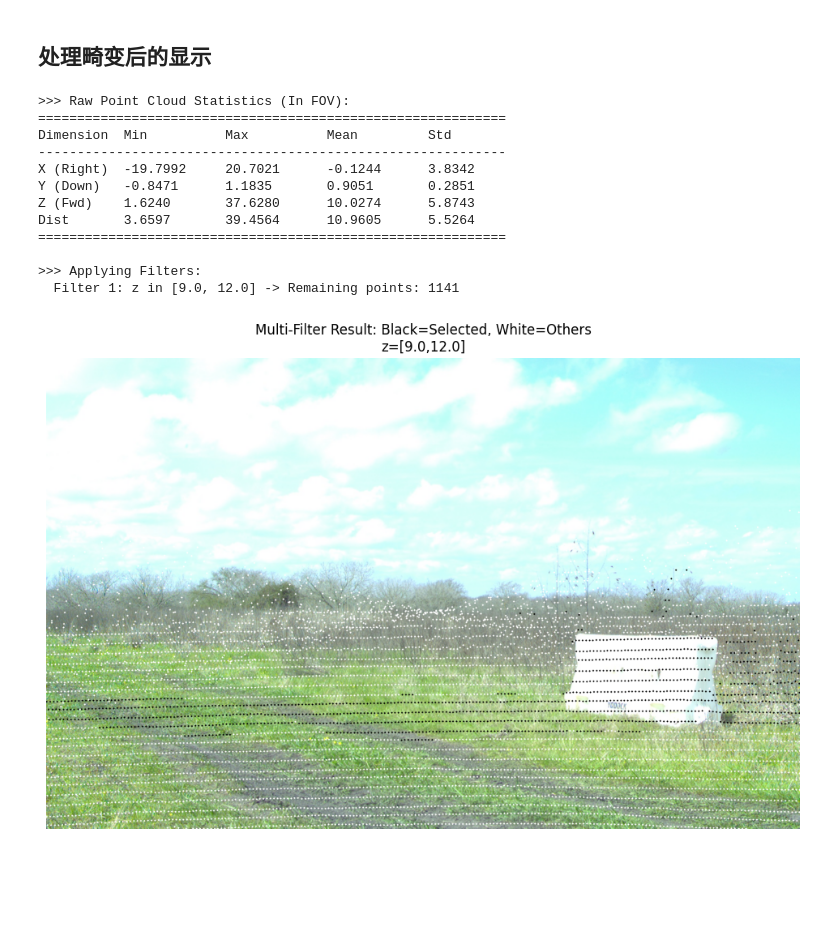
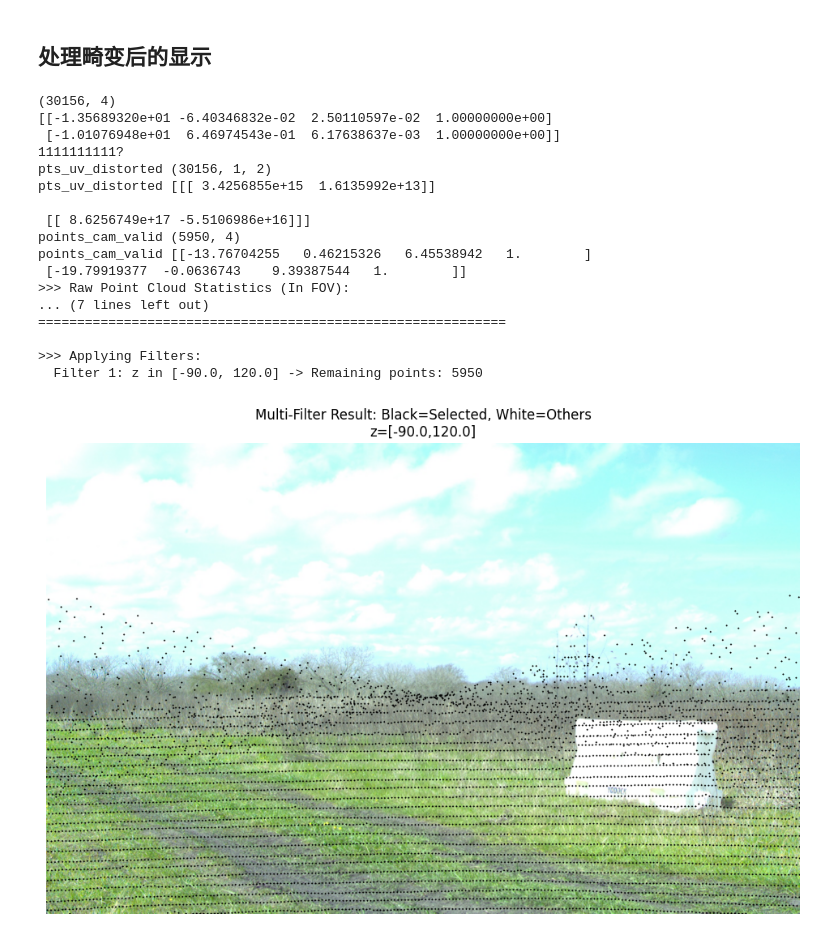
Before and after one commit to xzy2022/EvSemMap, a Jupyter notebook: notebbooks/畸变处理.ipynb, the cells around one changed output. Cells and saved outputs as stored; diff of their text form; code cells hidden in the pictures; blank space fills up the shorter version.

```diff
--- a/notebbooks/畸变处理.ipynb
+++ b/notebbooks/畸变处理.ipynb
@@ -373,6 +388,9 @@ def get_cam_points_in_uv(bin_path, img_path, T_l_c, K, dist_coeffs=None):
     # 3. 过滤 Z > 0
     mask_z = points_cam[:, 2] > 0
     points_cam = points_cam[mask_z]
+    print(points_cam.shape)
+    print(points_cam[:2, :])
+
 
     if len(points_cam) == 0:
         return np.array([]), np.array([]), img
@@ -388,6 +406,9 @@ def get_cam_points_in_uv(bin_path, img_path, T_l_c, K, dist_coeffs=None):
         # input: (N, 3) object points, output: (N, 1, 2) image points
         pts_uv_distorted, _ = cv2.projectPoints(object_points, rvec, tvec, K, dist_coeffs)
         pts_uv = pts_uv_distorted.reshape(-1, 2) # (N, 2) -> u, v
+        print("1111111111?")
+        print("pts_uv_distorted", pts_uv_distorted.shape)
+        print("pts_uv_distorted", pts_uv_distorted[:2, :])
     else:
         # 旧的线性投影 (假设无畸变)
         pts_uv_z = K @ points_cam[:, :3].T
@@ -400,6 +421,8 @@ def get_cam_points_in_uv(bin_path, img_path, T_l_c, K, dist_coeffs=None):
 
     points_cam_valid = points_cam[mask_img]
     uv_valid = pts_uv[mask_img, :2] # 只取 u, v
+    print("points_cam_valid", points_cam_valid.shape)
+    print("points_cam_valid", points_cam_valid[:2, :])
 
     return points_cam_valid, uv_valid, img
 
@@ -517,40 +540,45 @@ def visualize_multi_filters(bin_path, img_path, T_l_c, K, filters_list):
     # 生成标题
     title_str = "Multi-Filter Result: Black=Selected, White=Others\n"
     filter_strs = [f"{a}=[{l},{h}]" for a, l, h in filters_list]
     title_str += " & ".join(filter_strs)
 
     plt.title(title_str)
     plt.axis('off')
     plt.show()
 
 # ==========================================
 # 示例调用
 # ==========================================
 
 # 定义筛选条件列表
 # 例子逻辑：
 # 1. 距离 (dist) 在 5米 到 30米 之间
 # 2. 高度 (y) 在 -1.5米 到 1.0米 之间 (去除地面和天空)
 my_filters = [
     # ('dist', 5.0, 10.0),
     # ('y', 0.5, 2.0),
     # ('x', 1.5, 4.0),
-    ('z', 9.0, 12.0),
+    ('z', -90.0, 120.0),
 ]
 
 # 运行
 visualize_multi_filters(BIN_PATH, IMG_PATH, T_l_c, K, my_filters)
 # %% [output]
+(30156, 4)
+[[-1.35689320e+01 -6.40346832e-02  2.50110597e-02  1.00000000e+00]
+ [-1.01076948e+01  6.46974543e-01  6.17638637e-03  1.00000000e+00]]
+1111111111?
+pts_uv_distorted (30156, 1, 2)
+pts_uv_distorted [[[ 3.4256855e+15  1.6135992e+13]]
+
+ [[ 8.6256749e+17 -5.5106986e+16]]]
+points_cam_valid (5950, 4)
+points_cam_valid [[-13.76704255   0.46215326   6.45538942   1.        ]
+ [-19.79919377  -0.0636743    9.39387544   1.        ]]
 >>> Raw Point Cloud Statistics (In FOV):
-============================================================
-Dimension  Min          Max          Mean         Std
-------------------------------------------------------------
-X (Right)  -19.7992     20.7021      -0.1244      3.8342
-Y (Down)   -0.8471      1.1835       0.9051       0.2851
-Z (Fwd)    1.6240       37.6280      10.0274      5.8743
-Dist       3.6597       39.4564      10.9605      5.5264
+... (7 lines left out)
 ============================================================
 
 >>> Applying Filters:
-  Filter 1: z in [9.0, 12.0] -> Remaining points: 1141
+  Filter 1: z in [-90.0, 120.0] -> Remaining points: 5950
-[figure, old version]
+[figure, new version]
```
Also changed, not shown: parts of 1 cell of this notebook, 1 other file.
